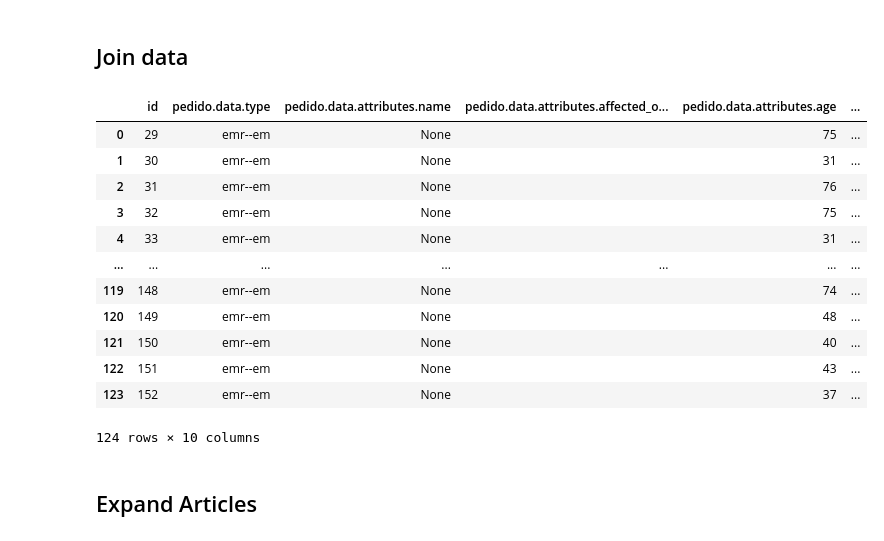
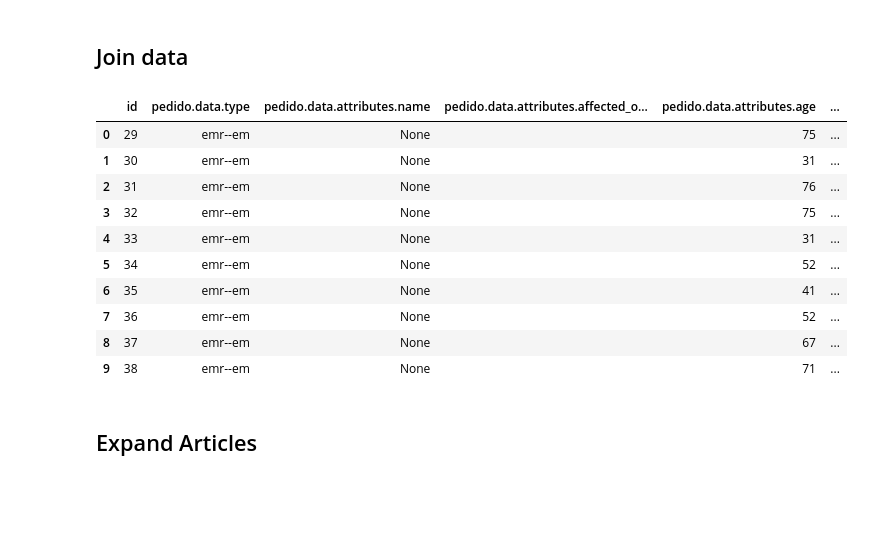
Before and after one commit to neburs/HOPE_rank_predictor, a Jupyter notebook: S0 - HOPE extract data.ipynb, the cells around one changed output. Cells and saved outputs as stored; diff of their text form; code cells hidden in the pictures; blank space fills up the shorter version.

```diff
--- a/S0 - HOPE extract data.ipynb
+++ b/S0 - HOPE extract data.ipynb
@@ -83,10 +83,20 @@ def get_articles_from_respuesta(ld):
 
     articles = list(jsonData['data']['attributes']['pubmed']['articles'])
     articlesIDs = []
+    articlesRevisedYear = []
+    articlesRevisedMonth = []
     for article in articles:
         articlesIDs.append(article['id'])
+        articlesRevisedYear.append(article['revisedDate']['Year'])
+        articlesRevisedMonth.append(article['revisedDate']['Month'])
 
-    return dict({'articles': articlesIDs, 'pubmed_keys': ','.join(pubmedKeys)})
+
+    return dict({
+        'articles': articlesIDs,
+        'articlesRevisedYear': articlesRevisedYear,
+        'articlesRevisedMonth': articlesRevisedMonth,
+        'pubmed_keys': ','.join(pubmedKeys)
+    })
 
 
 respuestaData = json_normalize(df['respuesta'].apply(get_articles_from_respuesta).tolist()).add_prefix('respuesta.')
@@ -137,20 +147,18 @@ respuestaData
 # %%
 dfCleaned = df[['id']].join([pedidosData,respuestaData])
 
-dfCleaned
+dfCleaned.head(10)
 # %% [output]
 |  | id | pedido.data.type | pedido.data.attributes.name | pedido.data.attributes.affected_o... | pedido.data.attributes.age | ... |
 | 0 | 29 | emr--em | None |  | 75 | ... |
 | 1 | 30 | emr--em | None |  | 31 | ... |
 | 2 | 31 | emr--em | None |  | 76 | ... |
 | 3 | 32 | emr--em | None |  | 75 | ... |
 | 4 | 33 | emr--em | None |  | 31 | ... |
-| ... | ... | ... | ... | ... | ... | ... |
-| 119 | 148 | emr--em | None |  | 74 | ... |
-| 120 | 149 | emr--em | None |  | 48 | ... |
-| 121 | 150 | emr--em | None |  | 40 | ... |
-| 122 | 151 | emr--em | None |  | 43 | ... |
-| 123 | 152 | emr--em | None |  | 37 | ... |
+| 5 | 34 | emr--em | None |  | 52 | ... |
+| 6 | 35 | emr--em | None |  | 41 | ... |
+| 7 | 36 | emr--em | None |  | 52 | ... |
+| 8 | 37 | emr--em | None |  | 67 | ... |
+| 9 | 38 | emr--em | None |  | 71 | ... |
-124 rows × 10 columns
 # %% [markdown]
 ## Expand Articles
```
Also changed, not shown: parts of 8 cells of this notebook, 2 other files.
